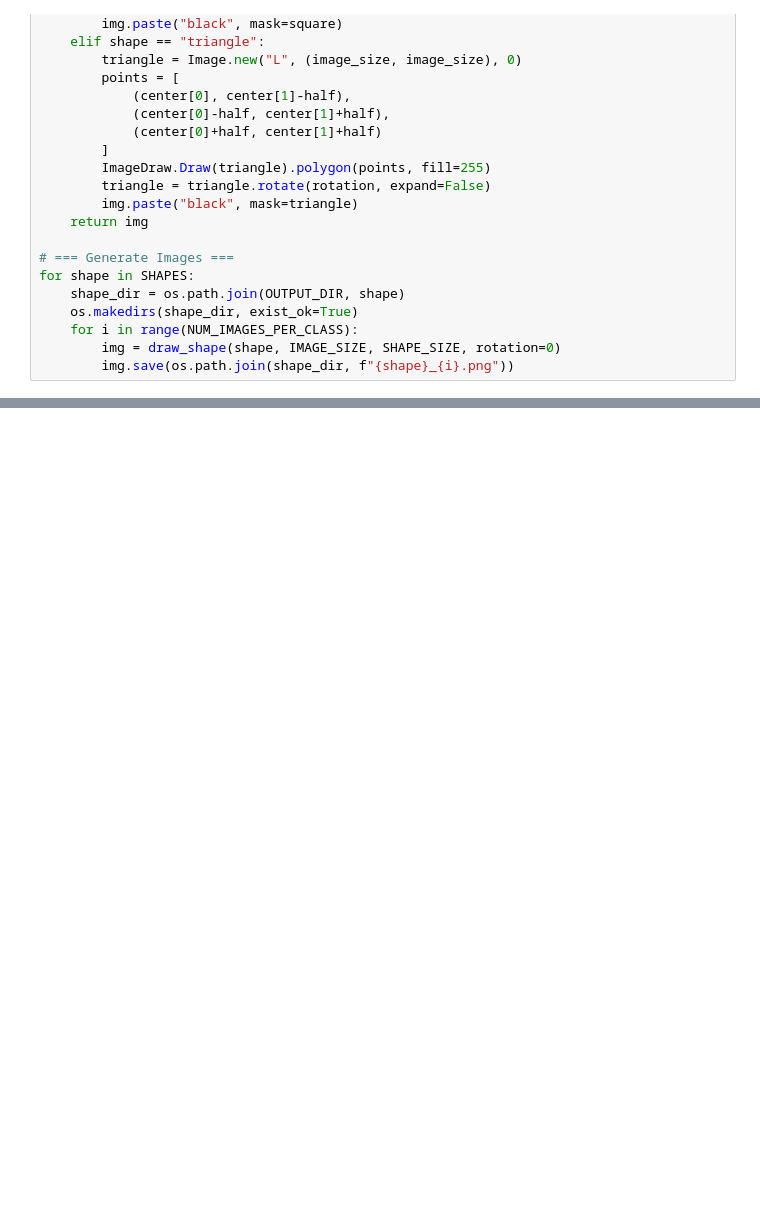
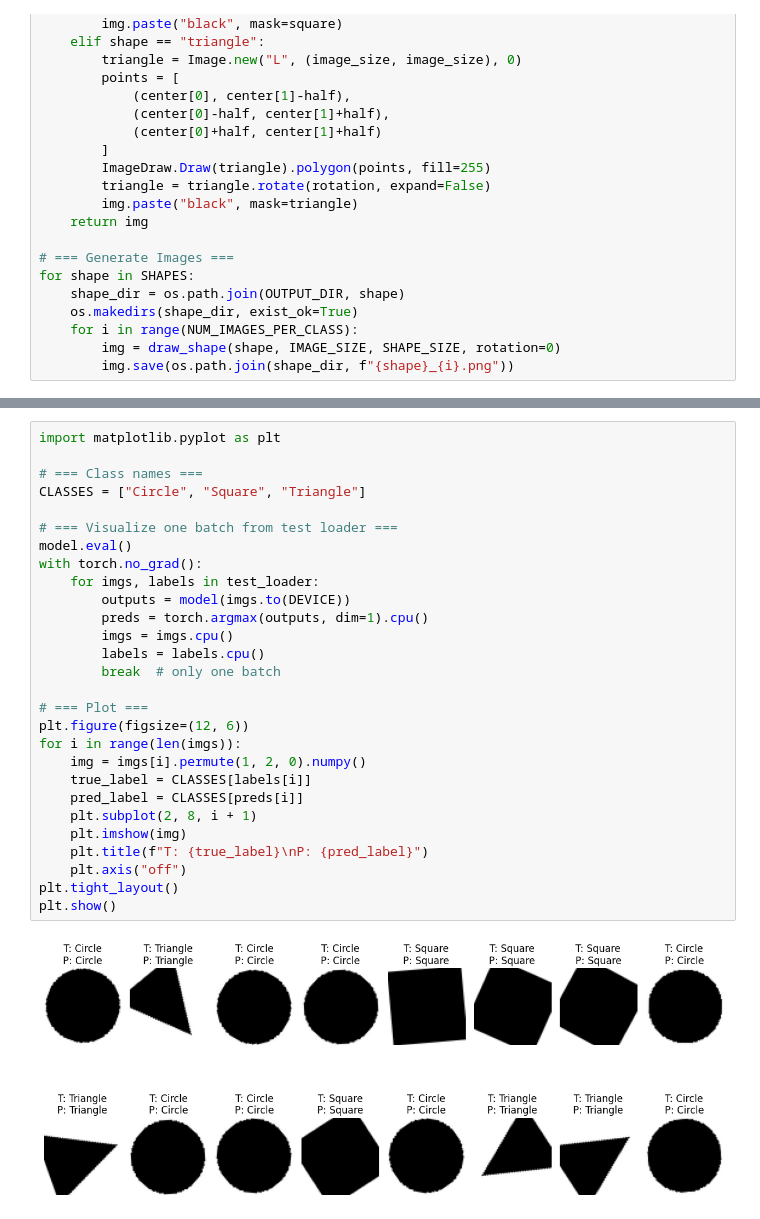
Before and after one commit to yasirusama61/ShapeClassifierPyTorch, a Jupyter notebook: Shape_Classifier.ipynb, the cells around one changed output, grey strips where cells are left out. Drawn from its saved outputs; the diff is of its cells as text; blank space fills up the shorter version.

```diff
--- a/Shape_Classifier.ipynb
+++ b/Shape_Classifier.ipynb
@@ -125,0 +563,30 @@ show_samples(train_set)
+# %%
+import matplotlib.pyplot as plt
+
+# === Class names ===
+CLASSES = ["Circle", "Square", "Triangle"]
+
+# === Visualize one batch from test loader ===
+model.eval()
+with torch.no_grad():
+    for imgs, labels in test_loader:
+        outputs = model(imgs.to(DEVICE))
+        preds = torch.argmax(outputs, dim=1).cpu()
+        imgs = imgs.cpu()
+        labels = labels.cpu()
+        break  # only one batch
+
+# === Plot ===
+plt.figure(figsize=(12, 6))
+for i in range(len(imgs)):
+    img = imgs[i].permute(1, 2, 0).numpy()
+    true_label = CLASSES[labels[i]]
+    pred_label = CLASSES[preds[i]]
+    plt.subplot(2, 8, i + 1)
+    plt.imshow(img)
+    plt.title(f"T: {true_label}\nP: {pred_label}")
+    plt.axis("off")
+plt.tight_layout()
+plt.show()
+# %% [output]
+[figure, added]
```
Also changed, not shown: parts of 11 cells of this notebook.
